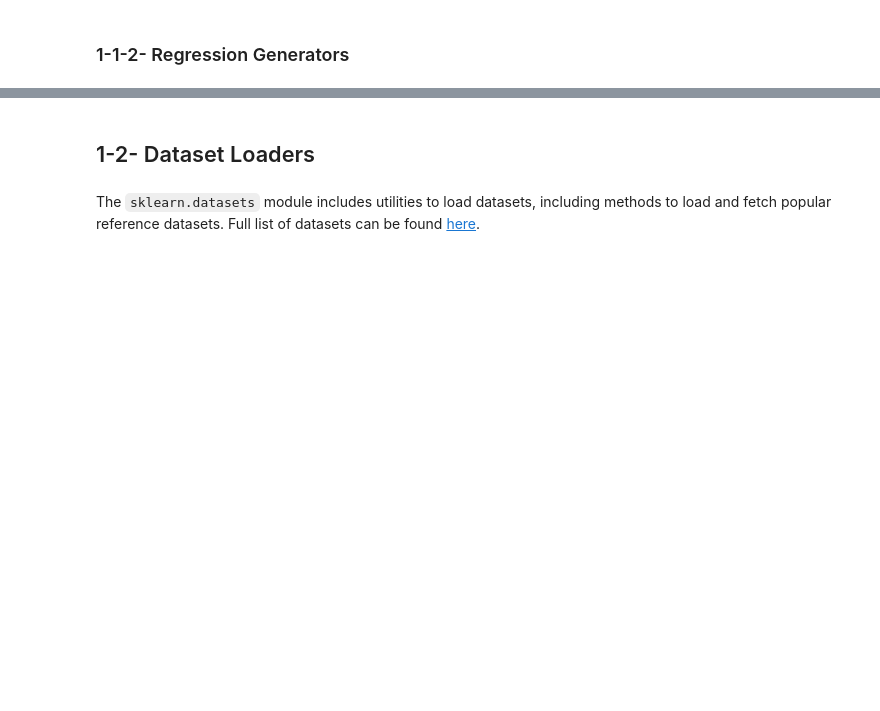
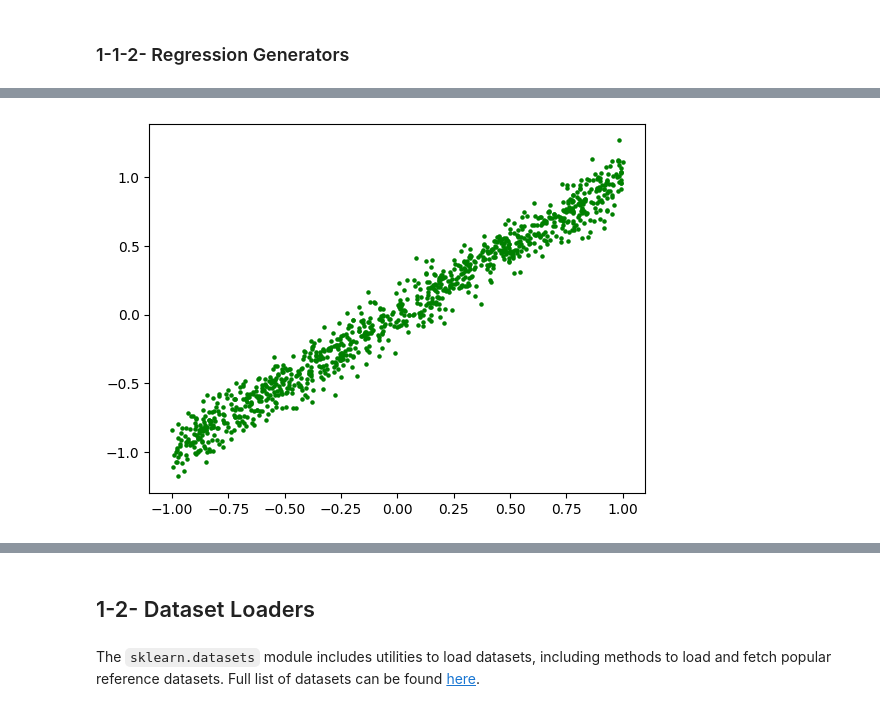
Before and after one commit to tabaraei/Data-Science-Toolkit, a Jupyter notebook: Scikit-Learn.ipynb, the cells around one changed output, grey strips where cells are left out. Saved outputs shown, nothing was run; the diff lists cells and outputs as text; code cells hidden in the pictures; blank space fills up the shorter version.

```diff
--- a/Scikit-Learn.ipynb
+++ b/Scikit-Learn.ipynb
@@ -116,0 +143,23 @@ For Biclustering, please refer to [this section](https://scikit-learn.org/stable
+# %%
+import numpy as np
+
+def regression_generator(n_samples=1000, mu=0, sigma=0.1, expr=None):
+    # Force the X random samples within range [-1, 1]
+    X = np.random.rand(n_samples) * 2 - 1
+    y = X.copy()
+
+    # Add some noise to y to make it a regression problem
+    noise = np.random.normal(mu, sigma, n_samples)
+    y += noise
+
+    # apply a mathematical expression to the y values w.r.t. X
+    if expr: y = eval(expr)
+
+    return X, y
+# %%
+import matplotlib.pyplot as plt
+
+X, y = regression_generator()
+plt.scatter(X, y, c='green', s=5);
+# %% [output]
+[figure, added]
```
Also changed, not shown: parts of 27 cells of this notebook.
